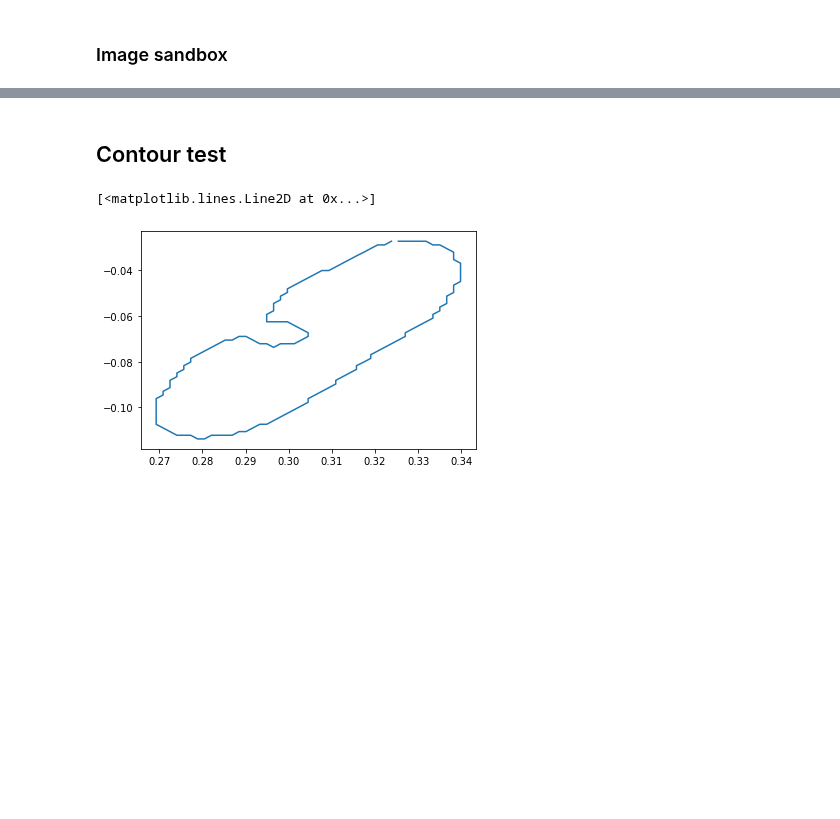
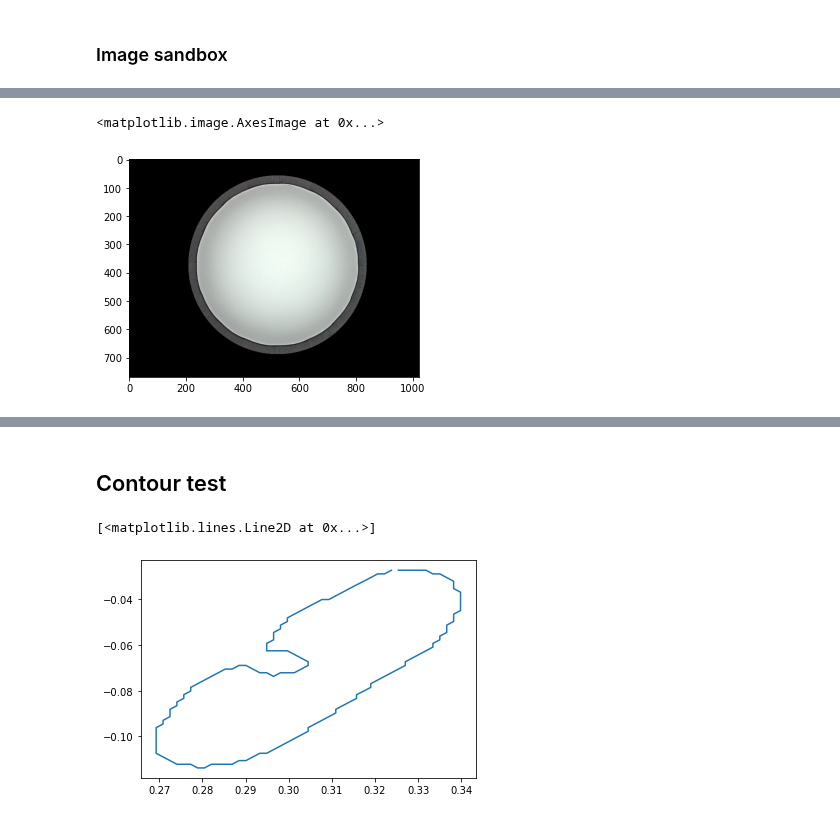
Before and after one commit to peckalab/runSIT, a Jupyter notebook: controllers/position.ipynb, the cells around one changed output, grey strips where cells are left out. Drawn from its saved outputs; the diff is of its cells as text; code cells hidden in the pictures; blank space fills up the shorter version.

```diff
--- a/controllers/position.ipynb
+++ b/controllers/position.ipynb
@@ -182,5 +769,12 @@ class PositionTracker(FPSTimes):
 # %% [markdown]
 ### Testing position detection
+# %%
+with open(os.path.join('..', 'profiles', 'andrey_hippoSIT_008229_multiple.json')) as json_file:
+    cfg = json.load(json_file)
+
+pt_cfg = cfg['position']
+pt_cfg['background_light'] = os.path.join('..', 'assets', 'background_light.png')
+pt_cfg['background_dark'] = os.path.join('..', 'assets', 'background_dark.png')
 # %%
 #import nbimporter
 #from camera import WebcamStream
@@ -257,0 +887,5 @@ Position tracker stopped
+# %%
+plt.imshow(bg_light)
+# %% [output]
+<matplotlib.image.AxesImage at 0x...>
+[figure, added]
```
Also changed, not shown: parts of 18 cells of this notebook, 1 other file.
